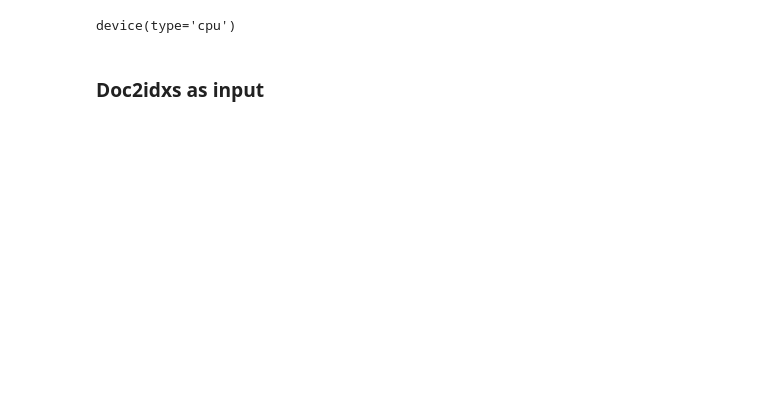
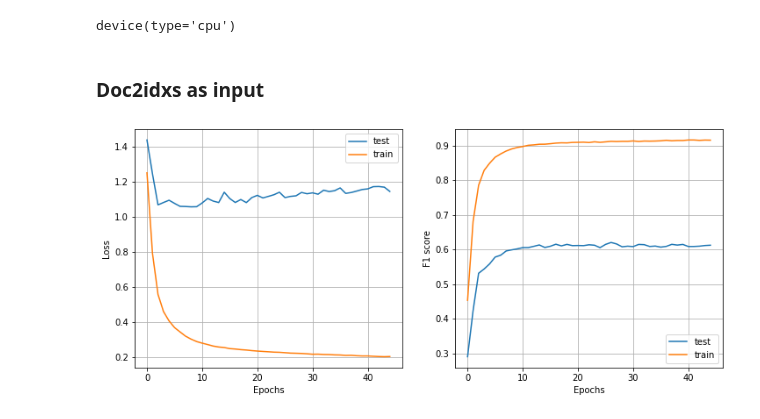
Before and after one commit to mkotenkov/Sentiment-Analysis, a Jupyter notebook: GRU.ipynb, the cells around one changed output. Saved outputs shown, nothing was run; the diff lists cells and outputs as text; code cells hidden in the pictures; blank space fills up the shorter version.

```diff
--- a/GRU.ipynb
+++ b/GRU.ipynb
@@ -20,23 +20,25 @@ if torch.cuda.is_available(): # in my case it means running in colab
     from google.colab import drive
     drive.mount('/content/drive')
     from pathlib import Path
-    sources_path = Path("/content/drive/MyDrive/Data")
-    X_train = np.load(str(sources_path / 'doc2idxs_X_train.npy'))
-    y_train = np.load(str(sources_path / 'y_train.npy'))
-    X_test = np.load(str(sources_path / 'doc2idxs_X_test.npy'))
-    y_test = np.load(str(sources_path / 'y_test.npy'))
+    sources_path = Path("/content/drive/MyDrive")
+    X_train = np.load(str(sources_path / 'Data/doc2idxs_X_train.npy'))
+    y_train = np.load(str(sources_path / 'Data/y_train.npy'))
+    X_test = np.load(str(sources_path / 'Data/doc2idxs_X_test.npy'))
+    y_test = np.load(str(sources_path / 'Data/y_test.npy'))
 
-    saving_path=str(sources_path / 'GRU_doc2idxs.pth')
+    saving_path=str(sources_path / 'Trained_models/GRU_doc2idxs.pth')
 else:
-    X_train = np.load('Data/doc2idxs_X_train.npy')
-    y_train = np.load('Data/y_train.npy')
-    X_test = np.load('Data/doc2idxs_X_test.npy')
-    y_test = np.load('Data/y_test.npy')
+    X_train = np.load('Data/unbalanced/doc2idxs_X_train.npy')
+    y_train = np.load('Data/unbalanced/y_train.npy')
+    X_test = np.load('Data/unbalanced/doc2idxs_X_test.npy')
+    y_test = np.load('Data/unbalanced/y_test.npy')
 
     saving_path='Trained_models/GRU_doc2idxs.pth'
 
 train_df = CustomDataset(X_train, y_train)
 test_df = CustomDataset(X_test, y_test)
+
+weights=compute_weights_by_y_train(y_train)
 # %%
 class GRU_doc2idxs(nn.Module):
     def __init__(self,voc_size, embedding_size, padding_idx, hidden_state_size, n_rec_layers, output_size):
@@ -45,7 +47,7 @@ class GRU_doc2idxs(nn.Module):
         self.hidden_state_size = hidden_state_size
 
         self.embedding = nn.Embedding(voc_size, embedding_size, padding_idx)
-        self.gru = nn.GRU(embedding_size, hidden_state_size, n_rec_layers, batch_first=True, dropout=0.3)
+        self.gru = nn.GRU(embedding_size, hidden_state_size, n_rec_layers, batch_first=True, dropout=0.2)
         self.bn = nn.BatchNorm1d(hidden_state_size)
         self.fc = nn.Linear(hidden_state_size, output_size)
         self.logsoftmax = nn.LogSoftmax(dim=1)
@@ -53,10 +55,11 @@ class GRU_doc2idxs(nn.Module):
     def forward(self, X):
         h_0 = torch.zeros(self.n_rec_layers, X.size(0), self.hidden_state_size).to(device)
 
+        X = self.embedding(X)
         X, _ = self.gru(X, h_0)
         X = X[:, -1:, :].flatten(start_dim=1)
         X = self.bn(X)
-        X = F.relu(X)
+        X = torch.tanh(X)
         X = self.fc(X)
         X = self.logsoftmax(X)
 
@@ -64,19 +67,22 @@ class GRU_doc2idxs(nn.Module):
 # %%
 gru = GRU_doc2idxs(
     voc_size=36879, # from Pre-processing.ipynb
     embedding_size=512,
     padding_idx=0, # from Pre-processing.ipynb
     hidden_state_size=512,
-    n_rec_layers=1,
+    n_rec_layers=2,
     output_size=5
 ).to(device)
 
-optimizer = Adam(gru.parameters(), lr=1e-4),
+optimizer = Adam(gru.parameters(), lr=1e-4)
 
 train_with_int_input(gru,
       optimizer=optimizer,
+      criterion=nn.NLLLoss(weight=weights),
       train_loader=DataLoader(train_df, batch_size=256, shuffle=True),
       test_loader=DataLoader(test_df, batch_size=256, shuffle=False),
       epochs=45,
       saving_path=saving_path,
       scheduler=StepLR(optimizer, step_size=1, gamma=0.99))
+# %% [output]
+[figure, added]
```
Also changed, not shown: parts of 12 cells of this notebook, 19 other files.
